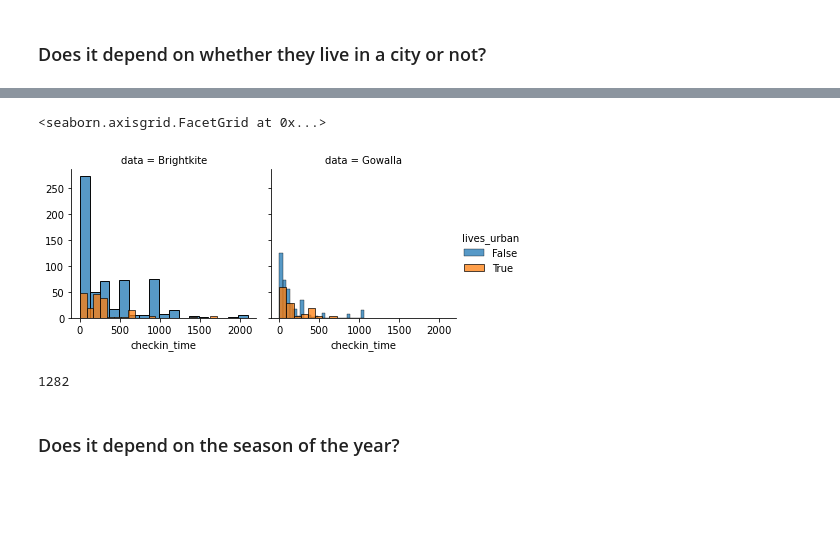
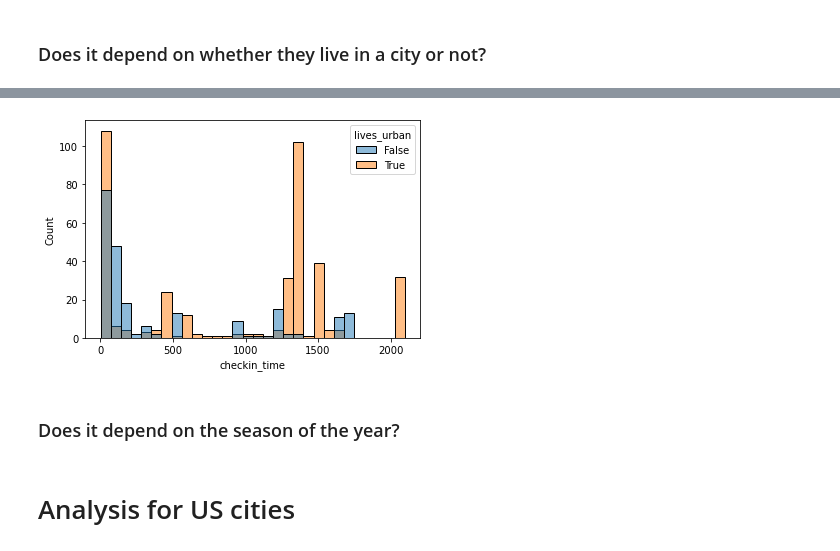
Before and after one commit to epfl-ada/ada-2020-project-milestone-p3-p3_, a Jupyter notebook: research_question_2.ipynb, the cells around one changed output, grey strips where cells are left out. Saved outputs shown, nothing was run; the diff lists cells and outputs as text; code cells hidden in the pictures; blank space fills up the shorter version.

```diff
--- a/research_question_2.ipynb
+++ b/research_question_2.ipynb
@@ -198,19 +168,16 @@ bk_gw_friend_city.head(3)
 # %%
-#sns.histplot(data = bk_gw_friend_city, x = 'checkin_time', hue = 'lives_urban', bins = 30);
+sns.histplot(data = bk_gw_friend_city, x = 'checkin_time', hue = 'lives_urban', bins = 30);
+# %% [output]
+[figure, added]
 # %%
-g = sns.FacetGrid(bk_gw_friend_city, col="data", hue = 'lives_urban')
-g.map(sns.histplot, 'checkin_time') #,  multiple="dodge"
-g.add_legend();
+#g = sns.FacetGrid(bk_gw_friend_city, col="data", hue = 'lives_urban')
+#g.map(sns.histplot, 'checkin_time') #,  multiple="dodge"
+#g.add_legend();
-# %% [output]
-<seaborn.axisgrid.FacetGrid at 0x...>
-[figure, removed]
-# %%
-bk_gw_friend_city['lives_urban'].count()
-# %% [output]
-1282
 # %% [markdown]
 ### Does it depend on the season of the year?
 # %%
 # transform date to datetime
 # only take us samples, so seasons don't get confused
 # create a variable 'season', do the same plot as before
+# %% [markdown]
+# Analysis for US cities
```
Also changed, not shown: parts of 52 cells of this notebook, 4 other files.
